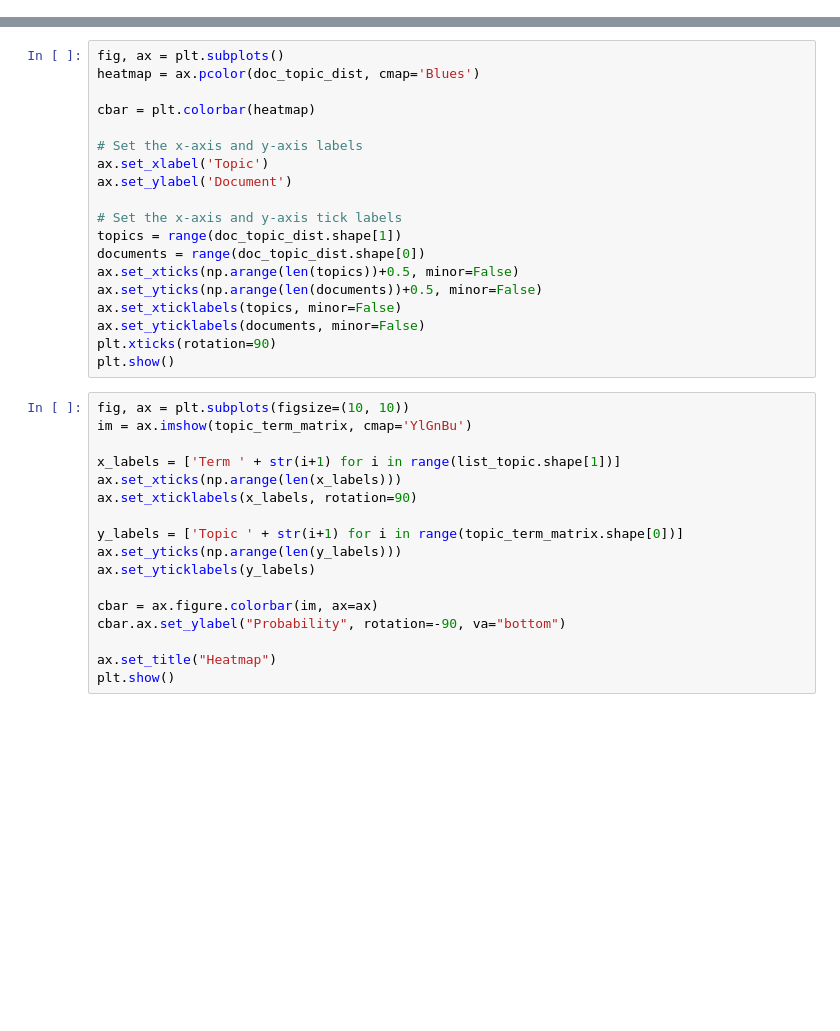
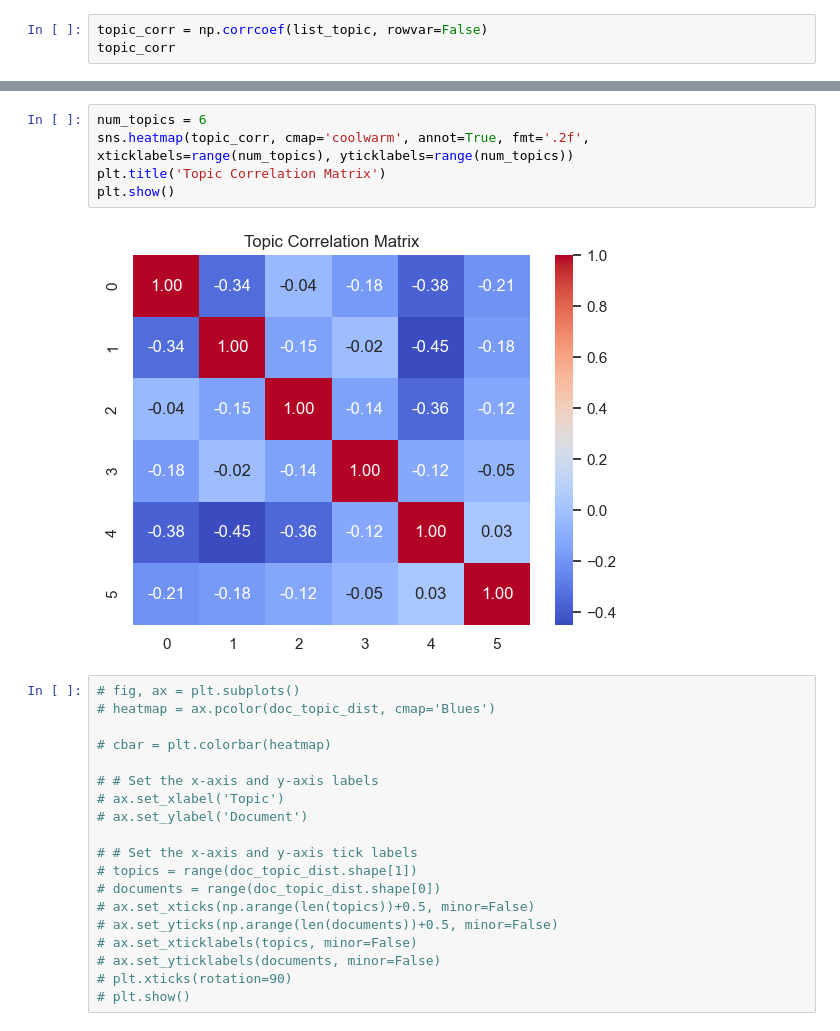
Before and after one commit to PreamJ/LDA_TopicModelling_Legal, a Jupyter notebook: heatmap.ipynb, the cells around one changed output, grey strips where cells are left out. Saved outputs shown, nothing was run; the diff lists cells and outputs as text; blank space fills up the shorter version.

```diff
--- a/heatmap.ipynb
+++ b/heatmap.ipynb
@@ -36,0 +57,3 @@ doc_topic_dist = np.array(list_topic)
+# %%
+topic_corr = np.corrcoef(list_topic, rowvar=False)
+topic_corr
@@ -37,36 +73,26 @@ doc_topic_dist = np.array(list_topic)
+# %%
+num_topics = 6
+sns.heatmap(topic_corr, cmap='coolwarm', annot=True, fmt='.2f', xticklabels=range(num_topics), yticklabels=range(num_topics))
+plt.title('Topic Correlation Matrix')
+plt.show()
+# %% [output]
+[figure, added]
 # %%
-fig, ax = plt.subplots()
-heatmap = ax.pcolor(doc_topic_dist, cmap='Blues')
+# fig, ax = plt.subplots()
+# heatmap = ax.pcolor(doc_topic_dist, cmap='Blues')
 
-cbar = plt.colorbar(heatmap)
+# cbar = plt.colorbar(heatmap)
 
-# Set the x-axis and y-axis labels
-ax.set_xlabel('Topic')
-ax.set_ylabel('Document')
+# # Set the x-axis and y-axis labels
+# ax.set_xlabel('Topic')
+# ax.set_ylabel('Document')
 
-# Set the x-axis and y-axis tick labels
-topics = range(doc_topic_dist.shape[1])
-documents = range(doc_topic_dist.shape[0])
-ax.set_xticks(np.arange(len(topics))+0.5, minor=False)
-ax.set_yticks(np.arange(len(documents))+0.5, minor=False)
-ax.set_xticklabels(topics, minor=False)
-ax.set_yticklabels(documents, minor=False)
-plt.xticks(rotation=90)
-plt.show()
+# # Set the x-axis and y-axis tick labels
+# topics = range(doc_topic_dist.shape[1])
+# documents = range(doc_topic_dist.shape[0])
+# ax.set_xticks(np.arange(len(topics))+0.5, minor=False)
+# ax.set_yticks(np.arange(len(documents))+0.5, minor=False)
+# ax.set_xticklabels(topics, minor=False)
+# ax.set_yticklabels(documents, minor=False)
+# plt.xticks(rotation=90)
+# plt.show()
-# %%
-fig, ax = plt.subplots(figsize=(10, 10))
-im = ax.imshow(topic_term_matrix, cmap='YlGnBu')
-
-x_labels = ['Term ' + str(i+1) for i in range(list_topic.shape[1])]
-ax.set_xticks(np.arange(len(x_labels)))
-ax.set_xticklabels(x_labels, rotation=90)
-
-y_labels = ['Topic ' + str(i+1) for i in range(topic_term_matrix.shape[0])]
-ax.set_yticks(np.arange(len(y_labels)))
-ax.set_yticklabels(y_labels)
-
-cbar = ax.figure.colorbar(im, ax=ax)
-cbar.ax.set_ylabel("Probability", rotation=-90, va="bottom")
-
-ax.set_title("Heatmap")
-plt.show()
```
Also changed, not shown: parts of 6 cells of this notebook, 1 other file.
